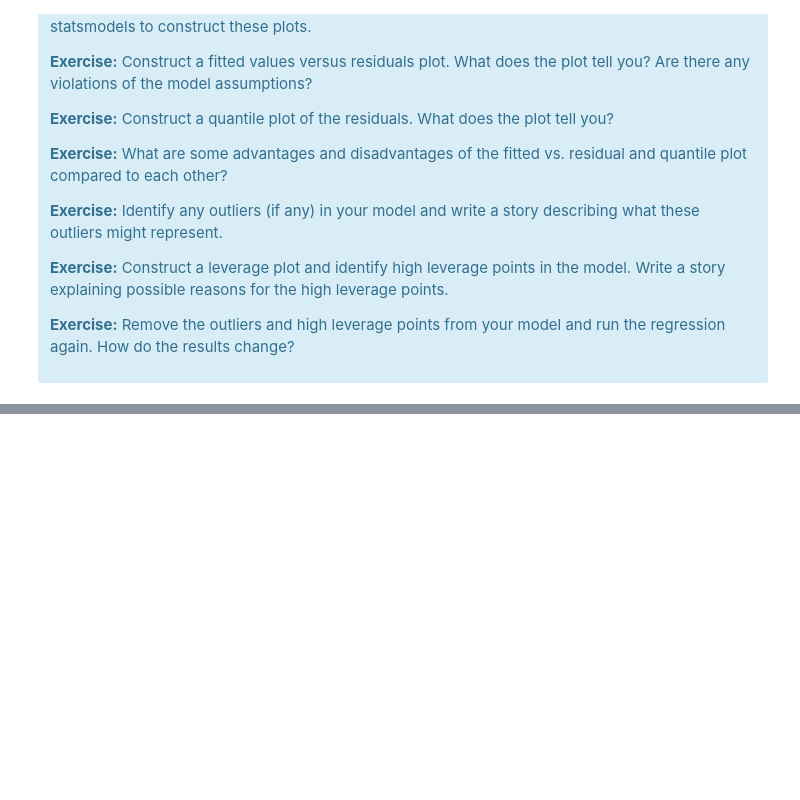
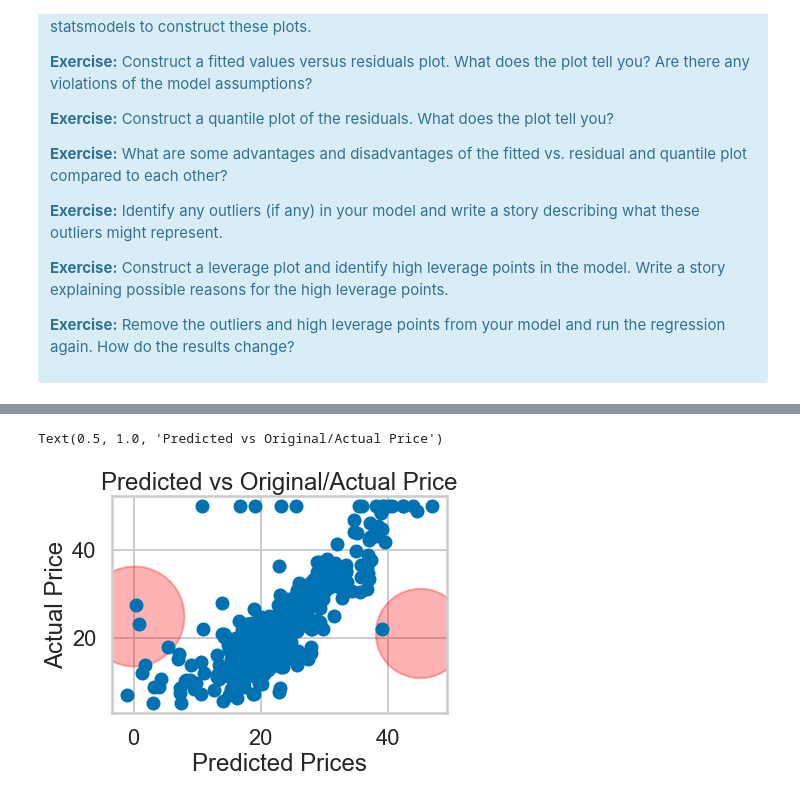
Before and after one commit to rogersnet/mec-mini-projects, a Jupyter notebook: mec-11.4.1-linear-regression-mini-project/Mini_Project_Linear_Regression.ipynb, the cells around one changed output, grey strips where cells are left out. Drawn from its saved outputs; the diff is of its cells as text; code cells hidden in the pictures; blank space fills up the shorter version.

```diff
--- a/mec-11.4.1-linear-regression-mini-project/Mini_Project_Linear_Regression.ipynb
+++ b/mec-11.4.1-linear-regression-mini-project/Mini_Project_Linear_Regression.ipynb
@@ -904,0 +922,16 @@ There are some other issues that are important investigate with linear regressio
+# %%
+# Selecting/Identifying outliers
+plt.scatter(-0, 25, s=10000, alpha=0.3, c = 'r' )
+plt.scatter(45, 21, s=8000, alpha=0.3, c = 'r' )
+
+
+predicted_prices = model_st.fittedvalues
+
+plt.scatter(predicted_prices, bos.PRICE)
+
+plt.xlabel("Predicted Prices")
+plt.ylabel("Actual Price")
+plt.title("Predicted vs Original/Actual Price")
+# %% [output]
+Text(0.5, 1.0, 'Predicted vs Original/Actual Price')
+[figure, added]
```
Also changed, not shown: parts of 13 cells of this notebook.
